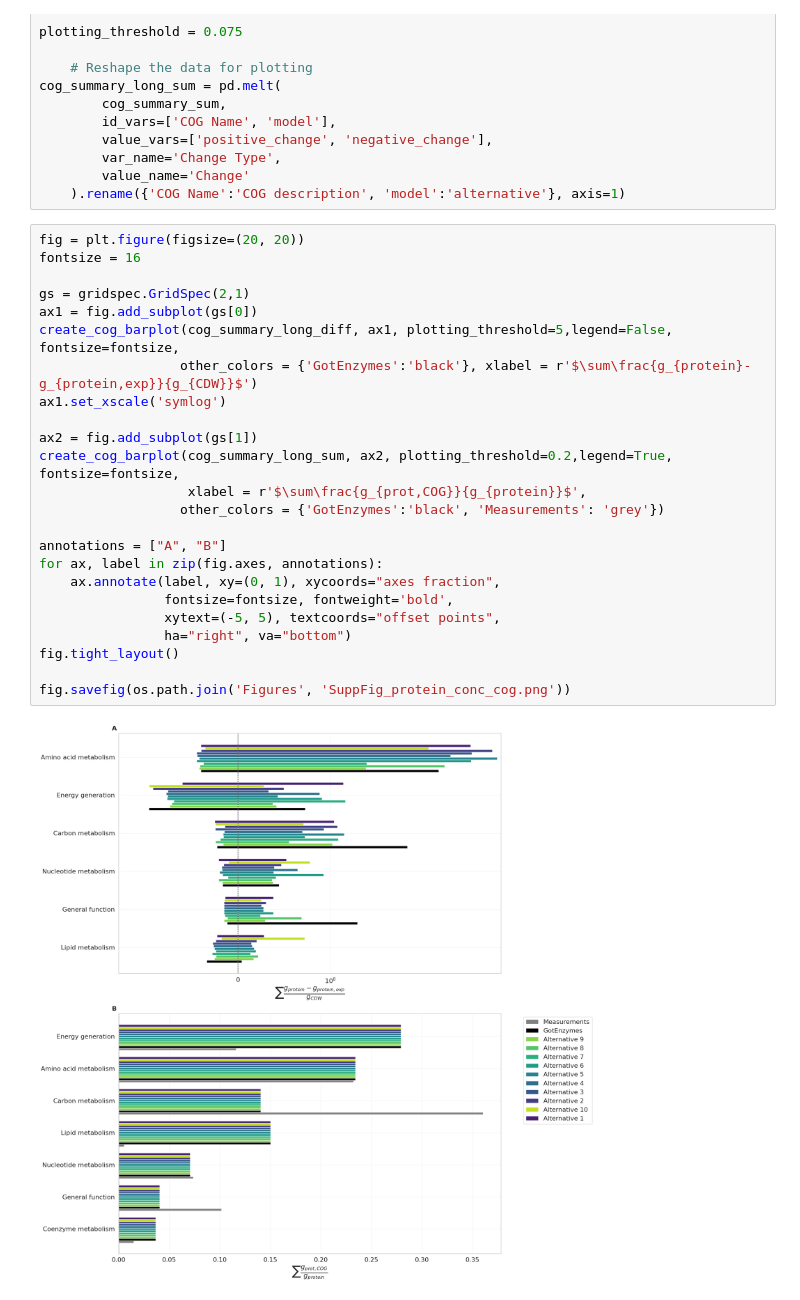
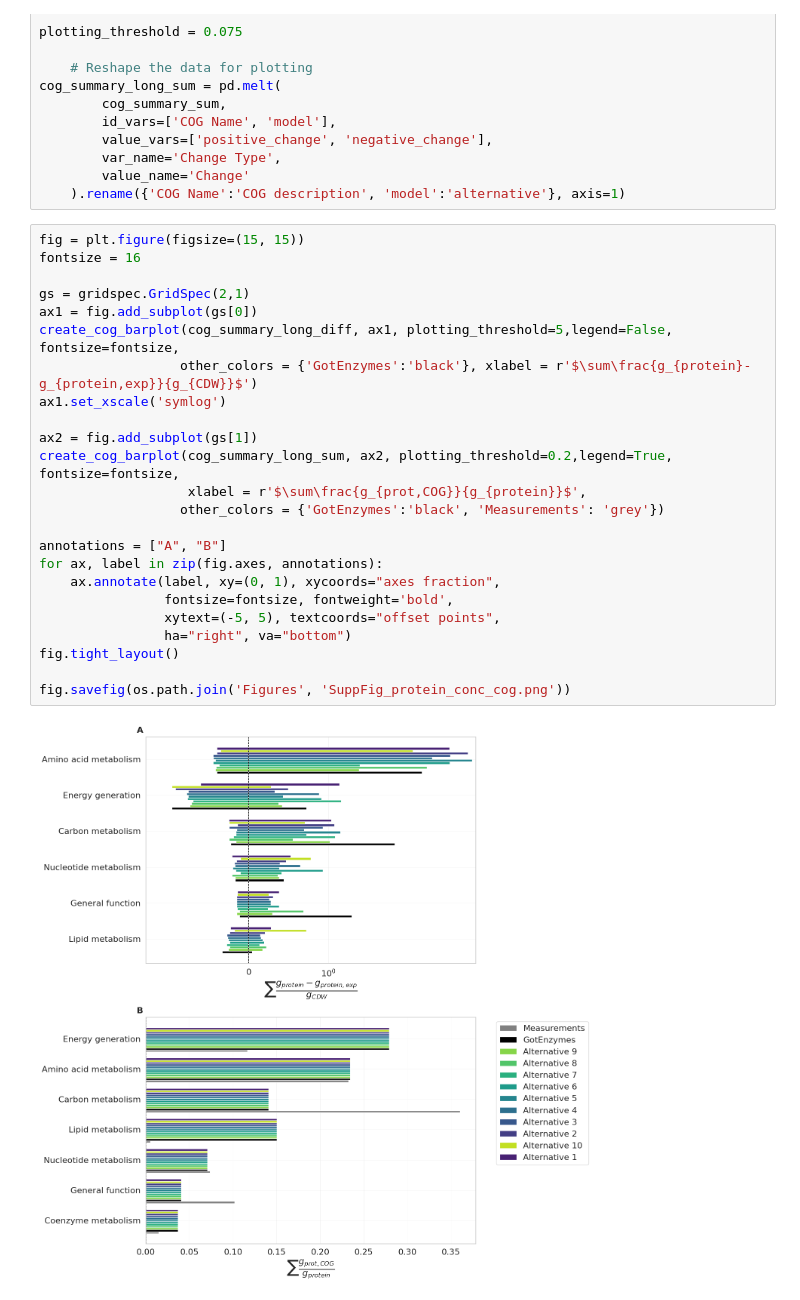
Before and after one commit to iAMB-RWTH-Aachen/PAMparametrizer, a Jupyter notebook: Scripts/i3_analysis/pam_parametrizer_validate_proteomics.ipynb, the cells around one changed output. Cells and saved outputs as stored; diff of their text form.

Commit message:
improved figures

```diff
--- a/Scripts/i3_analysis/pam_parametrizer_validate_proteomics.ipynb
+++ b/Scripts/i3_analysis/pam_parametrizer_validate_proteomics.ipynb
@@ -517,28 +517,28 @@ cog_summary_long_sum = pd.melt(
         value_name='Change'
     ).rename({'COG Name':'COG description', 'model':'alternative'}, axis=1)
 # %%
-fig = plt.figure(figsize=(20, 20))
+fig = plt.figure(figsize=(15, 15))
 fontsize = 16
 
 gs = gridspec.GridSpec(2,1)
 ax1 = fig.add_subplot(gs[0])
 create_cog_barplot(cog_summary_long_diff, ax1, plotting_threshold=5,legend=False, fontsize=fontsize,
                   other_colors = {'GotEnzymes':'black'}, xlabel = r'$\sum\frac{g_{protein}-g_{protein,exp}}{g_{CDW}}$')
 ax1.set_xscale('symlog')
 
 ax2 = fig.add_subplot(gs[1])
 create_cog_barplot(cog_summary_long_sum, ax2, plotting_threshold=0.2,legend=True, fontsize=fontsize,
                    xlabel = r'$\sum\frac{g_{prot,COG}}{g_{protein}}$',
                   other_colors = {'GotEnzymes':'black', 'Measurements': 'grey'})
 
 annotations = ["A", "B"]
 for ax, label in zip(fig.axes, annotations):
     ax.annotate(label, xy=(0, 1), xycoords="axes fraction",
                 fontsize=fontsize, fontweight='bold',
                 xytext=(-5, 5), textcoords="offset points",
                 ha="right", va="bottom")
 fig.tight_layout()
 
 fig.savefig(os.path.join('Figures', 'SuppFig_protein_conc_cog.png'))
 # %% [output]
-[figure, old version]
+[figure, new version]
```
Also changed, not shown: 19 other files.
